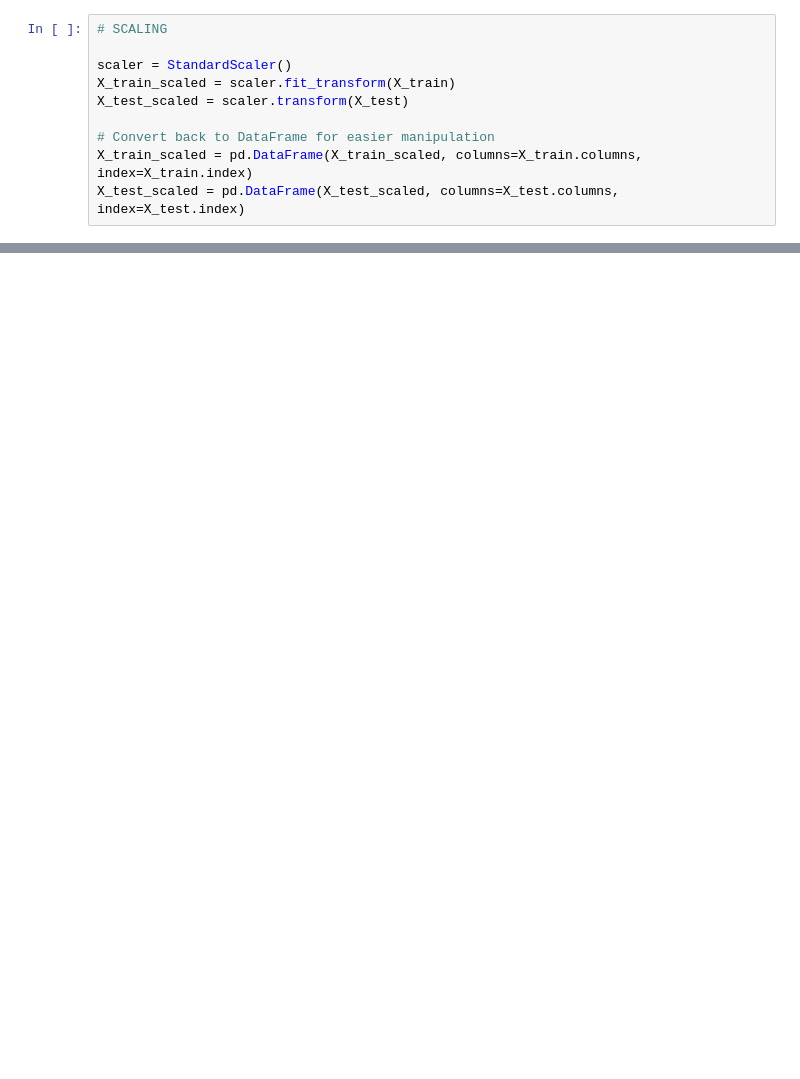
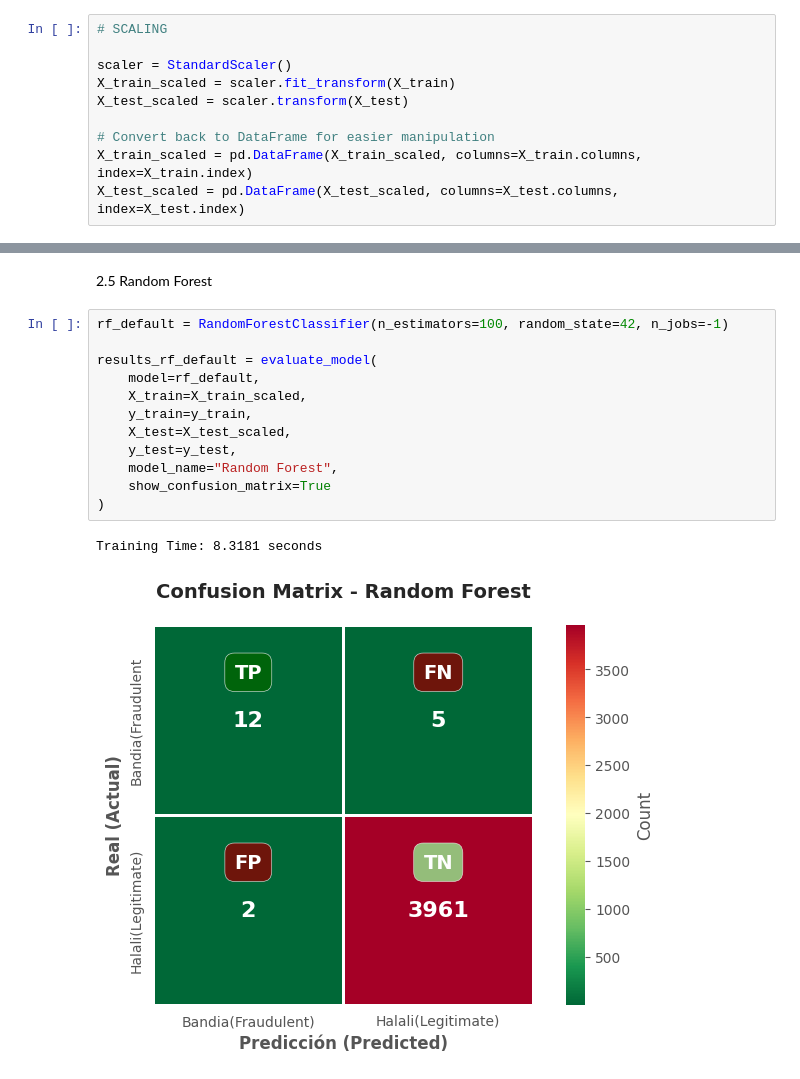
Before and after one commit to Antony-6487/Credit_Card_Fraud_Detection_Predictor, a Jupyter notebook: Credit_Card_Fraud_Detection_.ipynb, the cells around one changed output, grey strips where cells are left out. Drawn from its saved outputs; the diff is of its cells as text; blank space fills up the shorter version.

```diff
--- a/Credit_Card_Fraud_Detection_.ipynb
+++ b/Credit_Card_Fraud_Detection_.ipynb
@@ -635,0 +964,17 @@ Training Time: 0.5564 seconds
+# %% [markdown]
+2.5 Random Forest
+# %%
+rf_default = RandomForestClassifier(n_estimators=100, random_state=42, n_jobs=-1)
+
+results_rf_default = evaluate_model(
+    model=rf_default,
+    X_train=X_train_scaled,
+    y_train=y_train,
+    X_test=X_test_scaled,
+    y_test=y_test,
+    model_name="Random Forest",
+    show_confusion_matrix=True
+)
+# %% [output]
+Training Time: 8.3181 seconds
+[figure, added]
```
Also changed, not shown: parts of 57 cells of this notebook.
